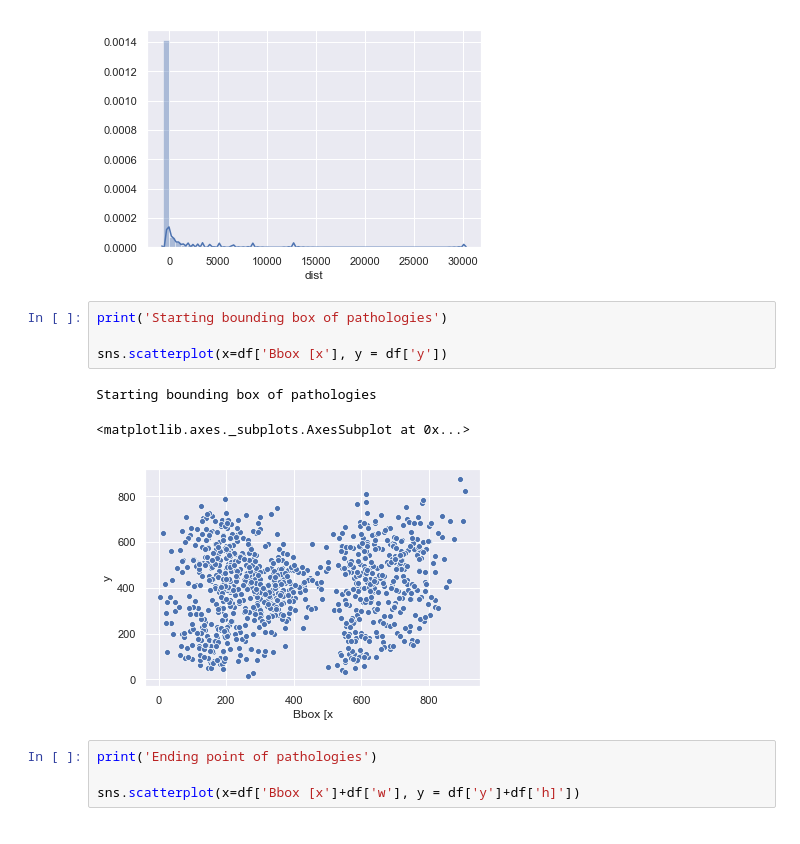
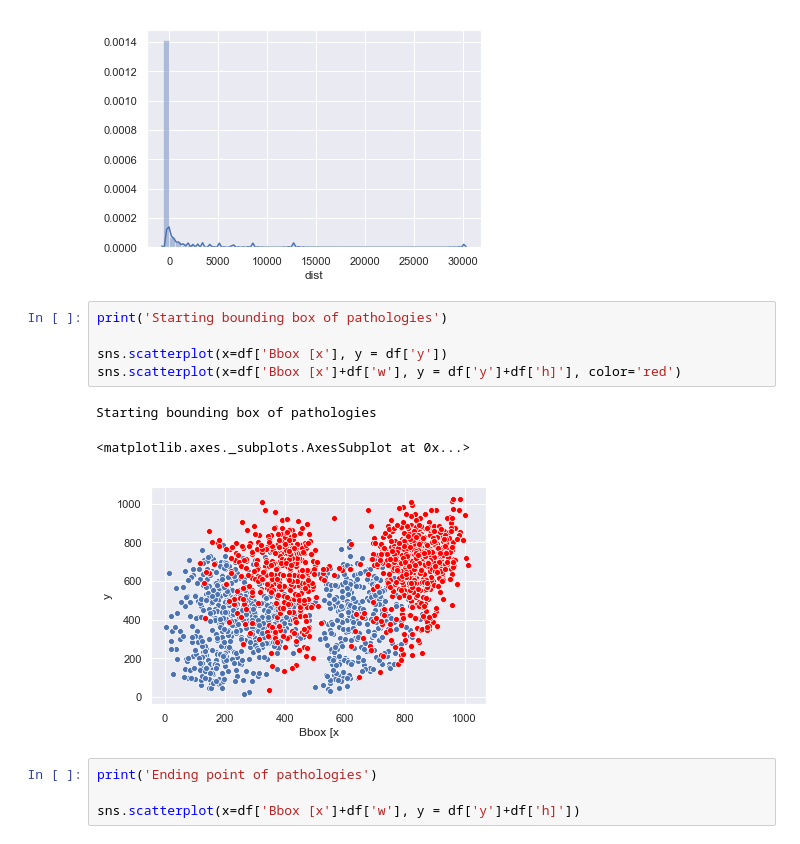
Before and after one commit to Ovishake/NIHChestX-Ray-Data-Visualization, a Jupyter notebook: Untitled7.ipynb, the cells around one changed output. Cells and saved outputs as stored; diff of their text form.

```diff
--- a/Untitled7.ipynb
+++ b/Untitled7.ipynb
@@ -311,11 +343,12 @@ sns.distplot(g['dist'])
 # %%
 print('Starting bounding box of pathologies')
 
 sns.scatterplot(x=df['Bbox [x'], y = df['y'])
+sns.scatterplot(x=df['Bbox [x']+df['w'], y = df['y']+df['h]'], color='red')
 # %% [output]
 Starting bounding box of pathologies
 <matplotlib.axes._subplots.AxesSubplot at 0x...>
-[figure, old version]
+[figure, new version]
 # %%
 print('Ending point of pathologies')
 
```
Also changed, not shown: parts of 5 cells of this notebook.
